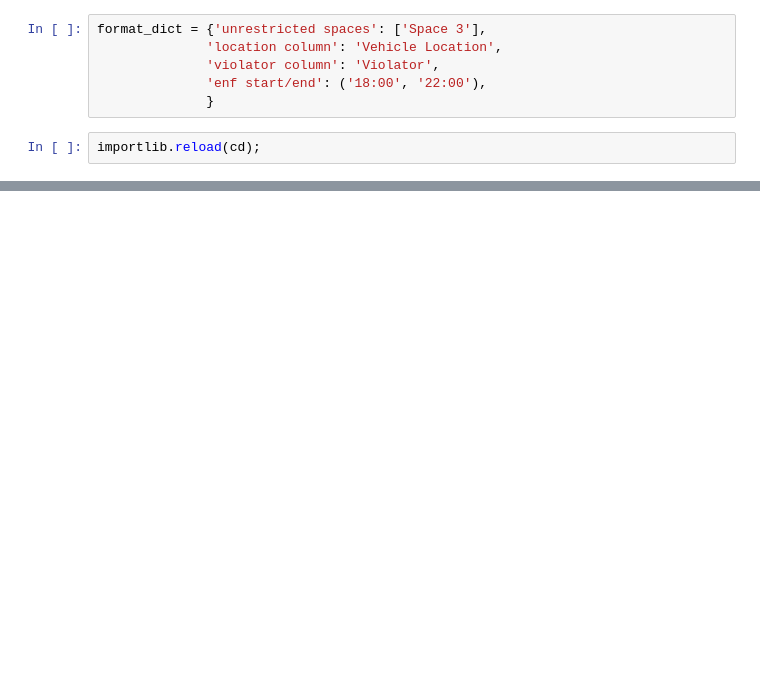
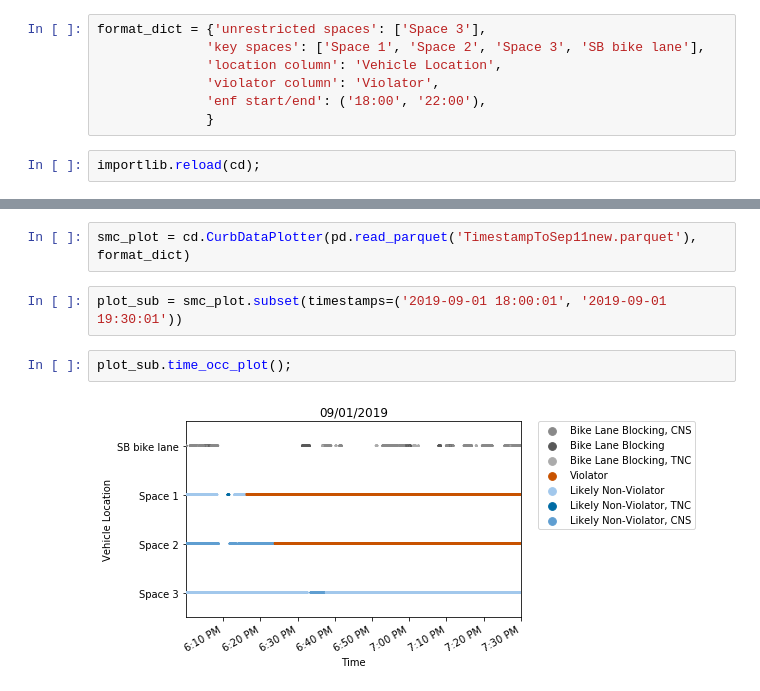
Before and after one commit to ucla-its/curb-analysis-visuals, a Jupyter notebook: SummaryStats.ipynb, the cells around one changed output, grey strips where cells are left out. Drawn from its saved outputs; the diff is of its cells as text; blank space fills up the shorter version.

```diff
--- a/SummaryStats.ipynb
+++ b/SummaryStats.ipynb
@@ -31,6 +14,7 @@ alldays_timestamped = pd.read_parquet('TimestampToSep11new.parquet')
 alldays_timestamped.sort_index(level='Timestamp', inplace=True)
 # %%
 format_dict = {'unrestricted spaces': ['Space 3'],
+              'key spaces': ['Space 1', 'Space 2', 'Space 3', 'SB bike lane'],
               'location column': 'Vehicle Location',
               'violator column': 'Violator',
               'enf start/end': ('18:00', '22:00'),
@@ -80,0 +102,8 @@ times.blockers_exceed_viol()
+# %%
+smc_plot = cd.CurbDataPlotter(pd.read_parquet('TimestampToSep11new.parquet'), format_dict)
+# %%
+plot_sub = smc_plot.subset(timestamps=('2019-09-01 18:00:01', '2019-09-01 19:30:01'))
+# %%
+plot_sub.time_occ_plot();
+# %% [output]
+[figure, added]
```
Also changed, not shown: parts of 23 cells of this notebook, 6 other files.
